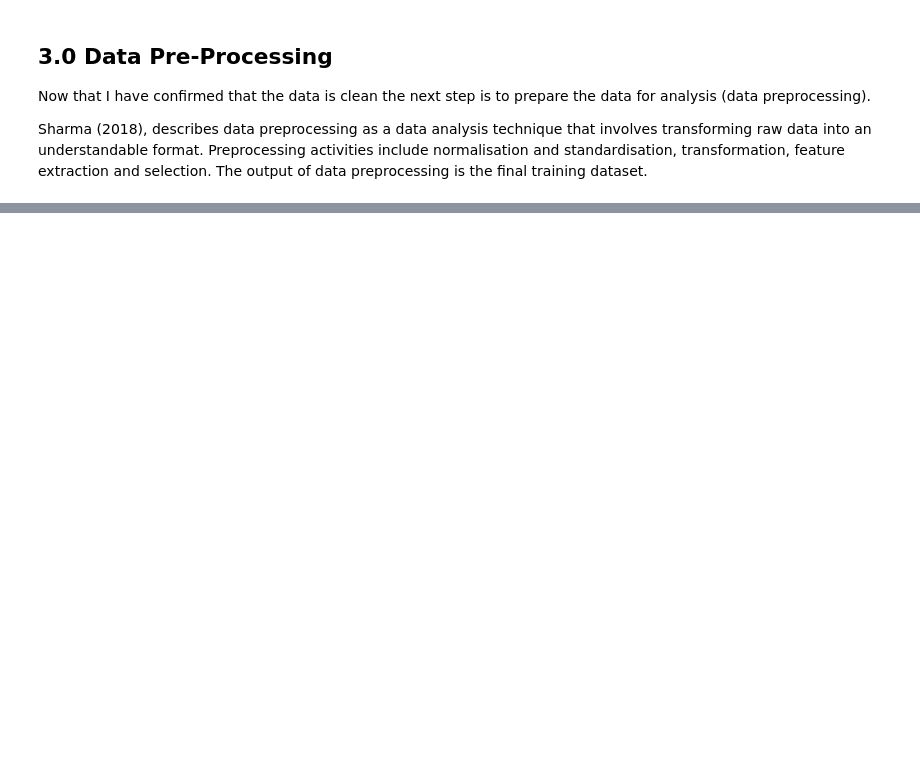
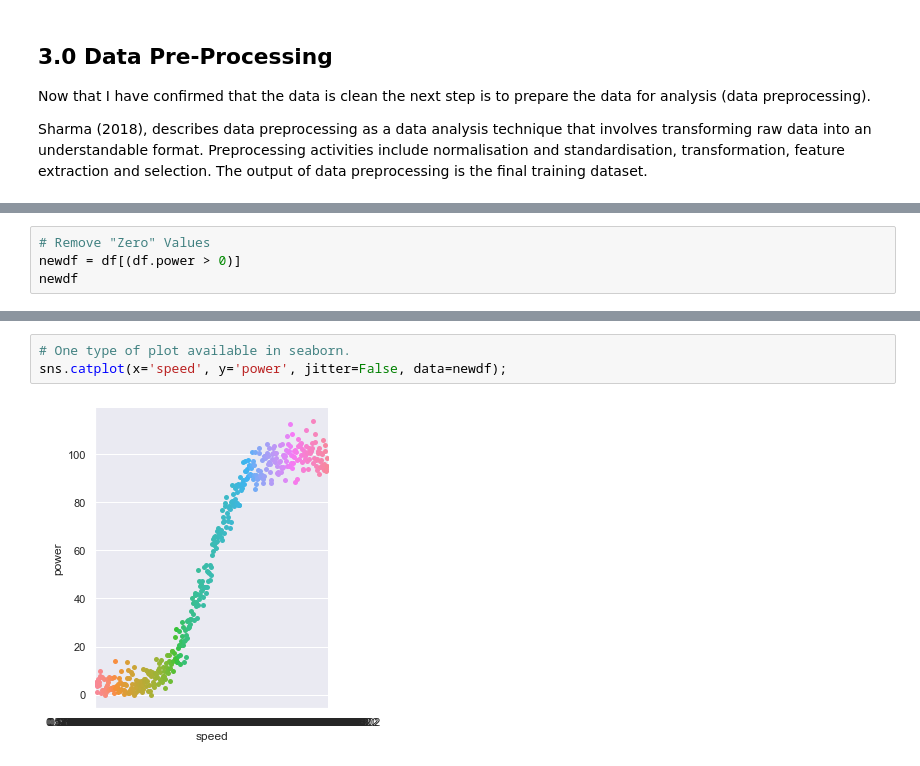
Before and after one commit to pcaulfie/projMLS, a Jupyter notebook: Project 2020 - Machine Learning and Statistics.ipynb, the cells around one changed output, grey strips where cells are left out. Cells and saved outputs as stored; diff of their text form; blank space fills up the shorter version.

Commit message:
removed outlier data from dataframe and add section on Simple Linear Regression

```diff
--- a/Project 2020 - Machine Learning and Statistics.ipynb
+++ b/Project 2020 - Machine Learning and Statistics.ipynb
@@ -169,0 +184,4 @@ The normal tip percentage is between 15 and 20%, a tip% of 40%+ would represent
+# %%
+# Remove "Zero" Values
+newdf = df[(df.power > 0)]
+newdf
@@ -169,0 +202,5 @@ The normal tip percentage is between 15 and 20%, a tip% of 40%+ would represent
+# %%
+# One type of plot available in seaborn.
+sns.catplot(x='speed', y='power', jitter=False, data=newdf);
+# %% [output]
+[figure, added]
```
Also changed, not shown: parts of 33 cells of this notebook.
